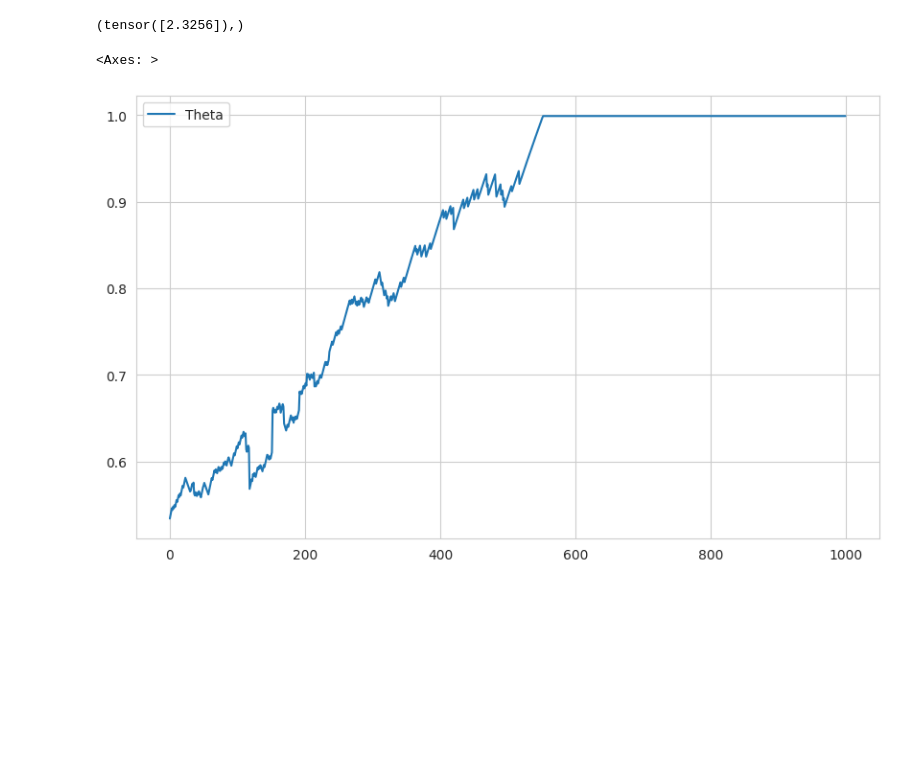
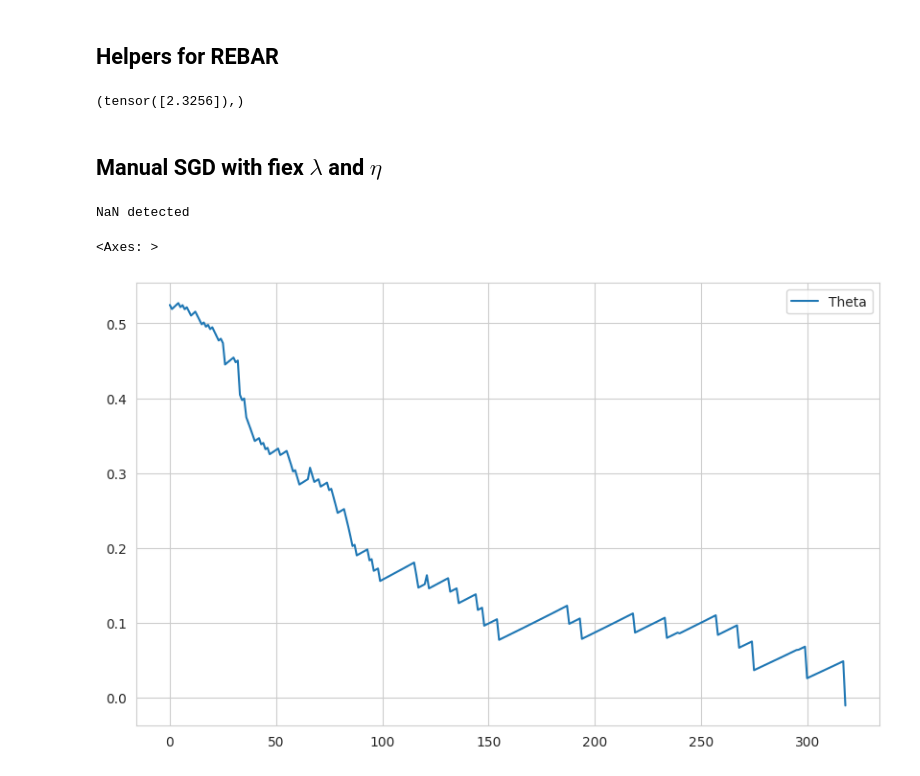
Before and after one commit to ZetrextJG/REBAR-PyTorch, a Jupyter notebook: toy_example.ipynb, the cells around one changed output. Drawn from its saved outputs; the diff is of its cells as text; code cells hidden in the pictures; blank space fills up the shorter version.

```diff
--- a/toy_example.ipynb
+++ b/toy_example.ipynb
@@ -36,3 +38,5 @@ sns.lineplot(x=thetas.numpy(), y=results, label="Objective")
+# %% [markdown]
+## Helpers for REBAR
 # %%
 def log_pb_bern(b, theta):
     """ Log probability of Bernoulli distribution. """
@@ -94,50 +98,54 @@ def g_lmbda(u, theta, lmbda = 1):
     quadratic = (lmbda**2 + lmbda + 1)/(lmbda + 1)
     z_lmbda = quadratic * torch.log(theta / (1 - theta)) + torch.log(u / (1 - u))
     return z_lmbda
+# %% [markdown]
+## Manual SGD with fiex $\lambda$ and $\eta$
 # %%
 lmbda = 0.01
-eta = 0.4
 lr = 0.01
-max_iter = 1000
+max_iter = 5000
 
 n = 1
 f = create_objective(target=0.4)
-lob_pb = log_pb_bern
+log_pb = log_pb_bern
 
 
 thetas = []
 estimates = []
 
+eta = 0.2
 theta = torch.tensor([0.53], requires_grad=True)
+
 for _ in tqdm(range(max_iter)):
 
     estimate = torch.zeros(theta.shape)
     for _ in range(n):
         u, v = torch.rand(2, 1)
         z = g(u, theta)
         b = H(z).detach()
         z_tilde = g_tilde(v, b, theta)
 
-        grad_log_pb = autograd.grad(lob_pb(b, theta), theta)[0]
+        grad_log_pb = autograd.grad(log_pb(b, theta), theta)[0]
         first_term = ((f(b) - eta * f(sigma(z_tilde, lmbda))) * grad_log_pb).detach()
-        second_term = eta * torch.autograd.grad(f(sigma(z, lmbda)), z)[0].detach()
-        thrid_term = -eta * torch.autograd.grad(f(sigma(z_tilde, lmbda)), z_tilde)[0].detach()
+        second_term = eta * autograd.grad(f(sigma(z, lmbda)), theta)[0].detach()
+        thrid_term = -eta * autograd.grad(f(sigma(z_tilde, lmbda)), theta)[0].detach()
         estimate += first_term + second_term + thrid_term
 
     estimate /= n
 
     if torch.isnan(estimate).any():
         print("NaN detected")
         break
 
-    theta = (lr * estimate + theta).detach() # SGD step
-    theta = torch.clamp(theta, 0.001, 0.999)
+    theta = (lr * (-estimate) + theta).detach() # SGD step
+    # theta = torch.clamp(theta, 0.01, 0.99)
     thetas.append(theta.item())
     theta.requires_grad = True
 
 plt.figure(figsize=(10, 6))
 sns.lineplot(x=range(len(thetas)), y=thetas, label="Theta")
 sns.lineplot(x=range(len(estimates)), y=estimates, label="Estimate")
 # %% [output]
-<Axes: >
+NaN detected
+<Axes: >
-[figure, old version]
+[figure, new version]
```
Also changed, not shown: parts of 6 cells of this notebook, 1 other file.
